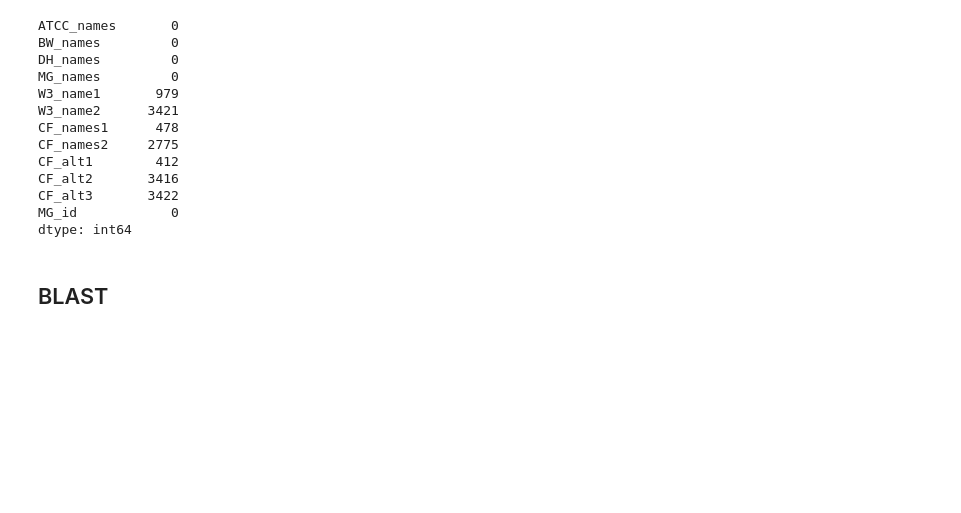
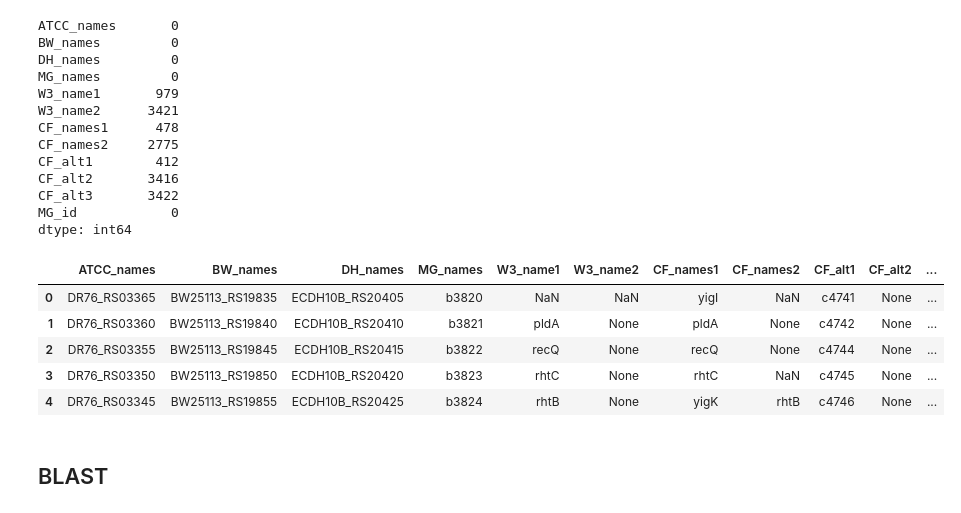
Before and after one commit to dlato/inversion_and_gene_exp_work, a Jupyter notebook: new_dataframes/matching_genes.ipynb, the cells around one changed output. Cells and saved outputs as stored; diff of their text form; code cells hidden in the pictures; blank space fills up the shorter version.

```diff
--- a/new_dataframes/matching_genes.ipynb
+++ b/new_dataframes/matching_genes.ipynb
@@ -272,6 +277,15 @@ CF_alt2       3416
 CF_alt3       3422
 MG_id            0
 dtype: int64
+# %%
+full_mapping.head()
+# %% [output]
+|  | ATCC_names | BW_names | DH_names | MG_names | W3_name1 | W3_name2 | CF_names1 | CF_names2 | CF_alt1 | CF_alt2 | ... |
+| 0 | DR76_RS03365 | BW25113_RS19835 | ECDH10B_RS20405 | b3820 | NaN | NaN | yigI | NaN | c4741 | None | ... |
+| 1 | DR76_RS03360 | BW25113_RS19840 | ECDH10B_RS20410 | b3821 | pldA | None | pldA | None | c4742 | None | ... |
+| 2 | DR76_RS03355 | BW25113_RS19845 | ECDH10B_RS20415 | b3822 | recQ | None | recQ | None | c4744 | None | ... |
+| 3 | DR76_RS03350 | BW25113_RS19850 | ECDH10B_RS20420 | b3823 | rhtC | None | rhtC | NaN | c4745 | None | ... |
+| 4 | DR76_RS03345 | BW25113_RS19855 | ECDH10B_RS20425 | b3824 | rhtB | None | yigK | rhtB | c4746 | None | ... |
 # %% [markdown]
 ## BLAST
 # %%
```
Also changed, not shown: parts of 54 cells of this notebook, 7 other files.
